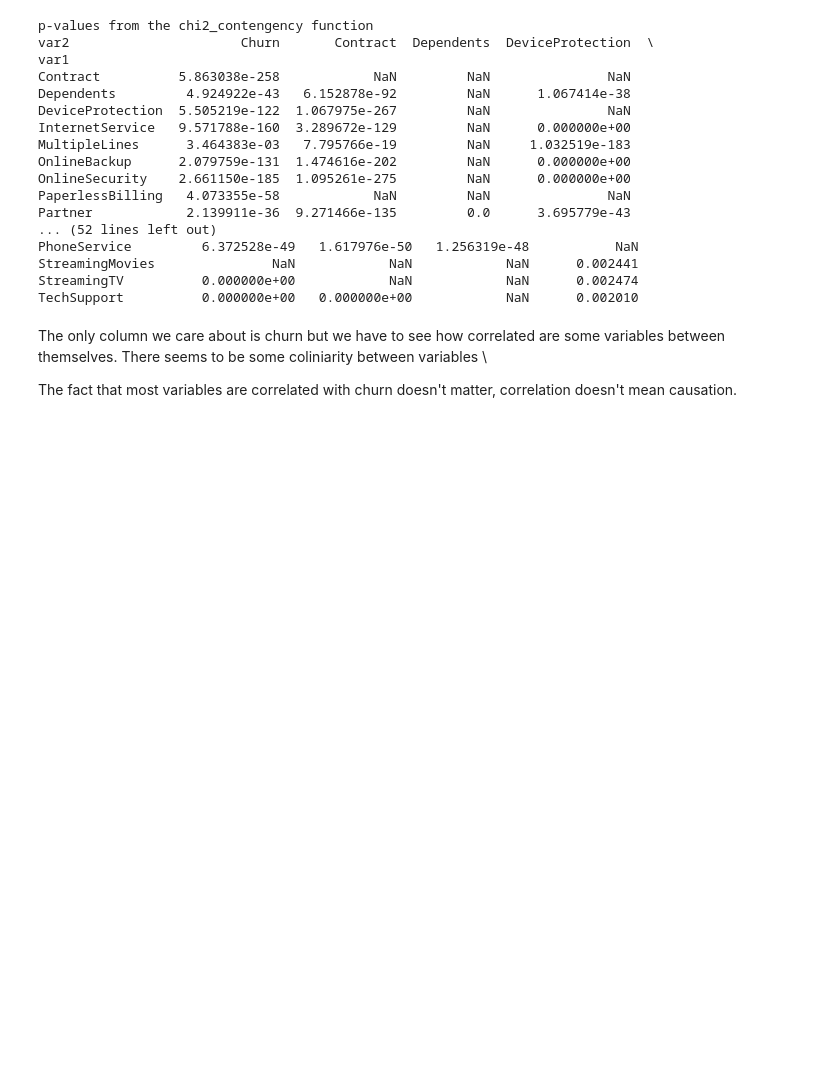
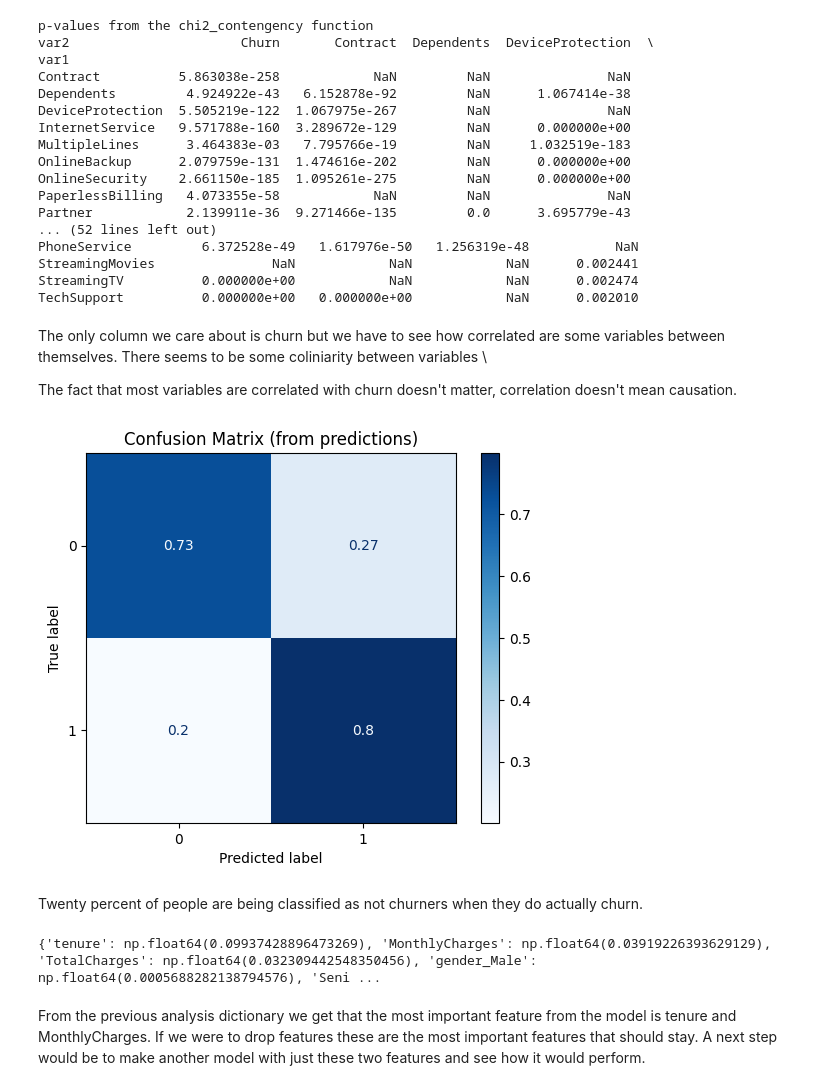
Before and after one commit to Fernando200138/customer_churn_ml, a Jupyter notebook: notebooks/eda.ipynb, the cells around one changed output. Drawn from its saved outputs; the diff is of its cells as text; code cells hidden in the pictures; blank space fills up the shorter version.

```diff
--- a/notebooks/eda.ipynb
+++ b/notebooks/eda.ipynb
@@ -124,3 +124,38 @@ The only column we care about is churn but we have to see how correlated are som
 There seems to be some coliniarity between variables \
 
 The fact that most variables are correlated with churn doesn't matter, correlation doesn't mean causation.
+# %%
+import joblib
+
+bundle = joblib.load('D:\Documentos\Vida_profesional\Coding\Projects\customer_churn_ml\data\Saved_models\model_lr_2026-02-03.joblib')
+model = bundle["model"]
+FEATURES = bundle["features"]
+# %%
+from sklearn.metrics import confusion_matrix, ConfusionMatrixDisplay
+X_test = pd.read_csv(r"D:\Documentos\Vida_profesional\Coding\Projects\customer_churn_ml\data\X_test\X_test_2026-02-04.csv")
+y_test = pd.read_csv(r'D:\Documentos\Vida_profesional\Coding\Projects\customer_churn_ml\data\X_test\y_test_2026-02-04.csv')
+# %%
+y_pred = model.predict(X_test)
+ConfusionMatrixDisplay.from_predictions(
+    y_test,
+    y_pred,
+    cmap=plt.cm.Blues,normalize='true'
+)
+plt.title("Confusion Matrix (from predictions)")
+plt.show()
+# %% [output]
+[figure, added]
+# %% [markdown]
+Twenty percent of people are being classified as not churners when they do actually churn.
+# %%
+from sklearn.inspection import permutation_importance
+
+result = permutation_importance(model, X_test, y_test, n_repeats=10)
+# Higher value = more important
+importances = result.importances_mean
+dic={X_test.columns[i]:importances[i] for i in range(len(X_test.columns))}
+print(dic)
+# %% [output]
+{'tenure': np.float64(0.09937428896473269), 'MonthlyCharges': np.float64(0.03919226393629129), 'TotalCharges': np.float64(0.032309442548350456), 'gender_Male': np.float64(0.0005688282138794576), 'Seni ...
+# %% [markdown]
+From the previous analysis dictionary we get that the most important feature from the model is tenure and MonthlyCharges. If we were to drop features these are the most important features that should stay. A next step would be to make another model with just these two features and see how it would perform.
```
Also changed, not shown: parts of 1 cell of this notebook, 4 other files.
